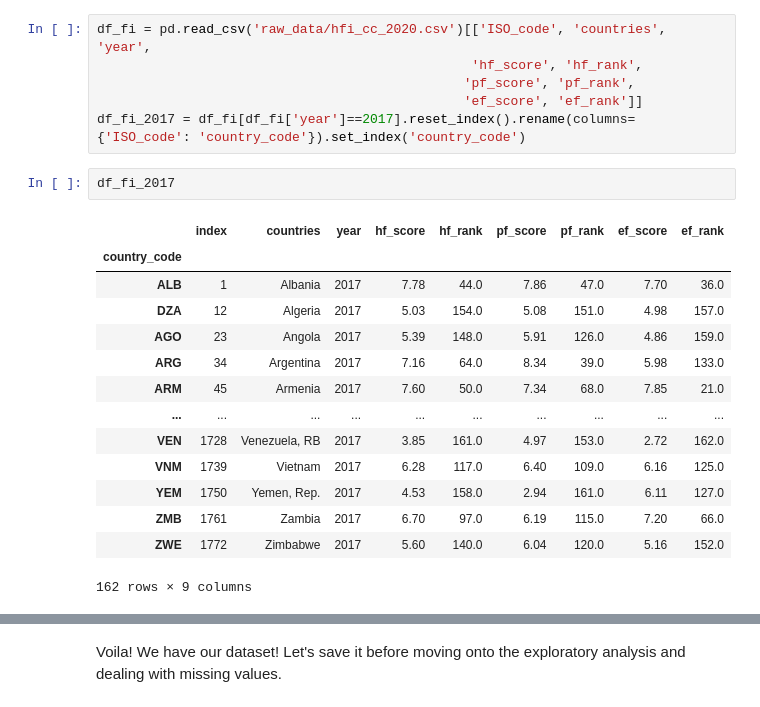
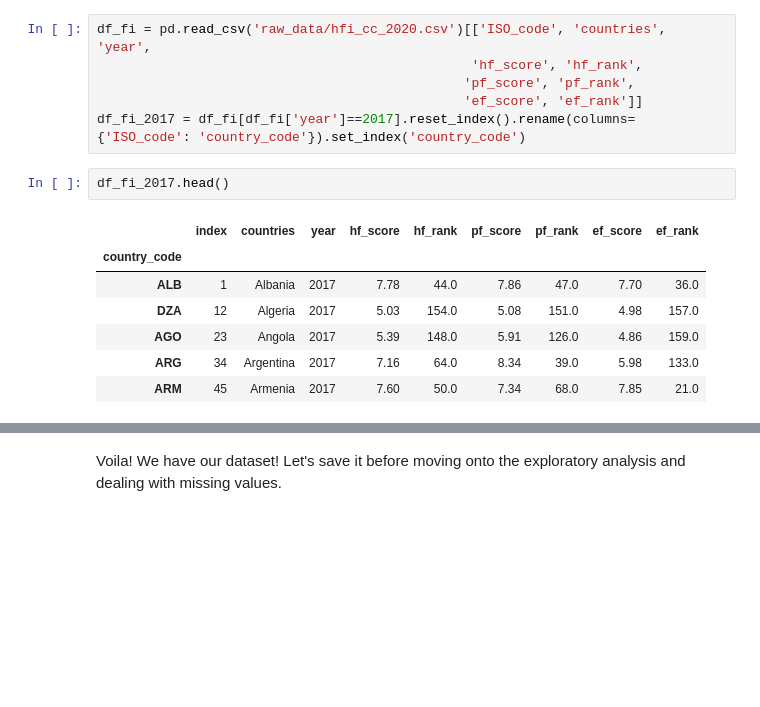
Before and after one commit to gecheline/firearmStats, a Jupyter notebook: firearmStats_world.ipynb, the cells around one changed output, grey strips where cells are left out. Cells and saved outputs as stored; diff of their text form; blank space fills up the shorter version.

```diff
--- a/firearmStats_world.ipynb
+++ b/firearmStats_world.ipynb
@@ -373,20 +343,13 @@ df_fi = pd.read_csv('raw_data/hfi_cc_2020.csv')[['ISO_code', 'countries', 'year'
                                                'ef_score', 'ef_rank']]
 df_fi_2017 = df_fi[df_fi['year']==2017].reset_index().rename(columns={'ISO_code': 'country_code'}).set_index('country_code')
 # %%
-df_fi_2017
+df_fi_2017.head()
 # %% [output]
 |  | index | countries | year | hf_score | hf_rank | pf_score | pf_rank | ef_score | ef_rank |
 | country_code |  |  |  |  |  |  |  |  |  |
 | ALB | 1 | Albania | 2017 | 7.78 | 44.0 | 7.86 | 47.0 | 7.70 | 36.0 |
 | DZA | 12 | Algeria | 2017 | 5.03 | 154.0 | 5.08 | 151.0 | 4.98 | 157.0 |
 | AGO | 23 | Angola | 2017 | 5.39 | 148.0 | 5.91 | 126.0 | 4.86 | 159.0 |
 | ARG | 34 | Argentina | 2017 | 7.16 | 64.0 | 8.34 | 39.0 | 5.98 | 133.0 |
 | ARM | 45 | Armenia | 2017 | 7.60 | 50.0 | 7.34 | 68.0 | 7.85 | 21.0 |
-| ... | ... | ... | ... | ... | ... | ... | ... | ... | ... |
-| VEN | 1728 | Venezuela, RB | 2017 | 3.85 | 161.0 | 4.97 | 153.0 | 2.72 | 162.0 |
-| VNM | 1739 | Vietnam | 2017 | 6.28 | 117.0 | 6.40 | 109.0 | 6.16 | 125.0 |
-| YEM | 1750 | Yemen, Rep. | 2017 | 4.53 | 158.0 | 2.94 | 161.0 | 6.11 | 127.0 |
-| ZMB | 1761 | Zambia | 2017 | 6.70 | 97.0 | 6.19 | 115.0 | 7.20 | 66.0 |
-| ZWE | 1772 | Zimbabwe | 2017 | 5.60 | 140.0 | 6.04 | 120.0 | 5.16 | 152.0 |
-162 rows × 9 columns
 # %%
```
Also changed, not shown: parts of 82 cells of this notebook, 2 other files.
